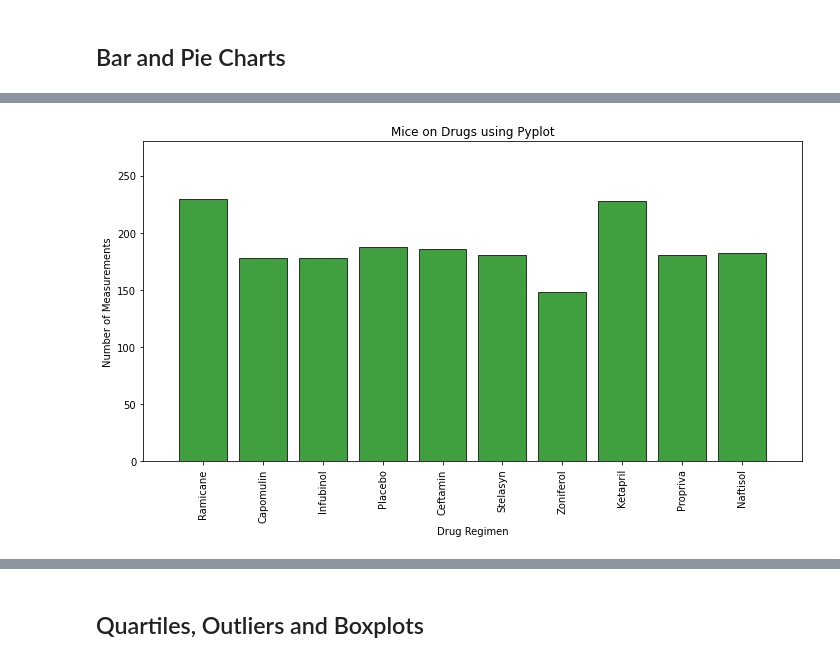
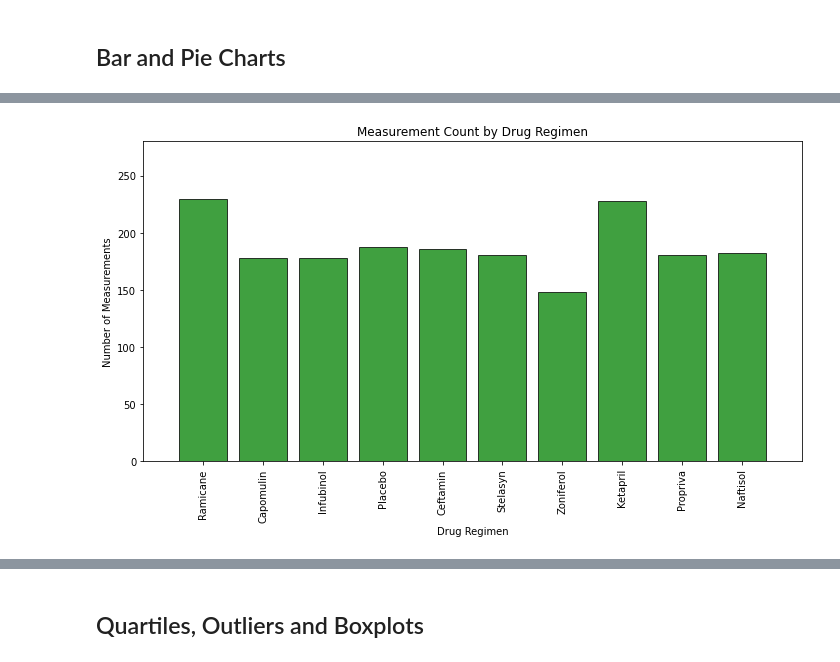
Before and after one commit to acsours/matplotlib-homework, a Jupyter notebook: pymaceuticals_starter.ipynb, the cells around one changed output, grey strips where cells are left out. Drawn from its saved outputs; the diff is of its cells as text; code cells hidden in the pictures.

```diff
--- a/pymaceuticals_starter.ipynb
+++ b/pymaceuticals_starter.ipynb
@@ -395,18 +232,19 @@ tick_locations = [value for value in x_axis]
 # %%
-# # create bar chart
+# Generate a bar plot showing the total number of measurements taken on each drug regimen using pyplot.
+
+x_axis=np.arange(len(merged_df_clean.loc[:, "Drug Regimen"].unique()))
+y_axis=drug_count
+tick_locations = [value for value in x_axis]
+
 plt.figure(figsize=(10, 6))
 plt.bar(x_axis, y_axis, color='g', edgecolor='k', alpha=0.75, align='center')
 plt.xticks(tick_locations, merged_df_clean['Drug Regimen'].unique(), rotation='vertical')
-
-# set x and y limits
 plt.xlim(-1, len(x_axis))
 plt.ylim(0, max(drug_count)+50)
-
-# set title, labels
-plt.title('Mice on Drugs using Pyplot')
+plt.title('Measurement Count by Drug Regimen')
 plt.xlabel('Drug Regimen')
 plt.ylabel('Number of Measurements')
 plt.tight_layout()
 plt.show()
 # %% [output]
-[figure, old version]
+[figure, new version]
```
Also changed, not shown: parts of 49 cells of this notebook.
